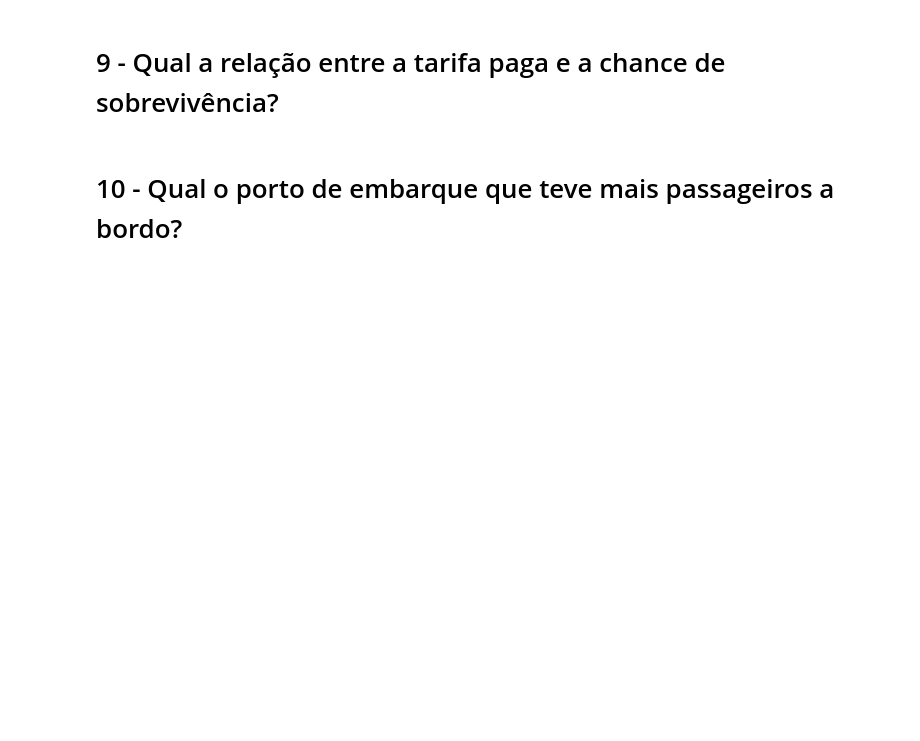
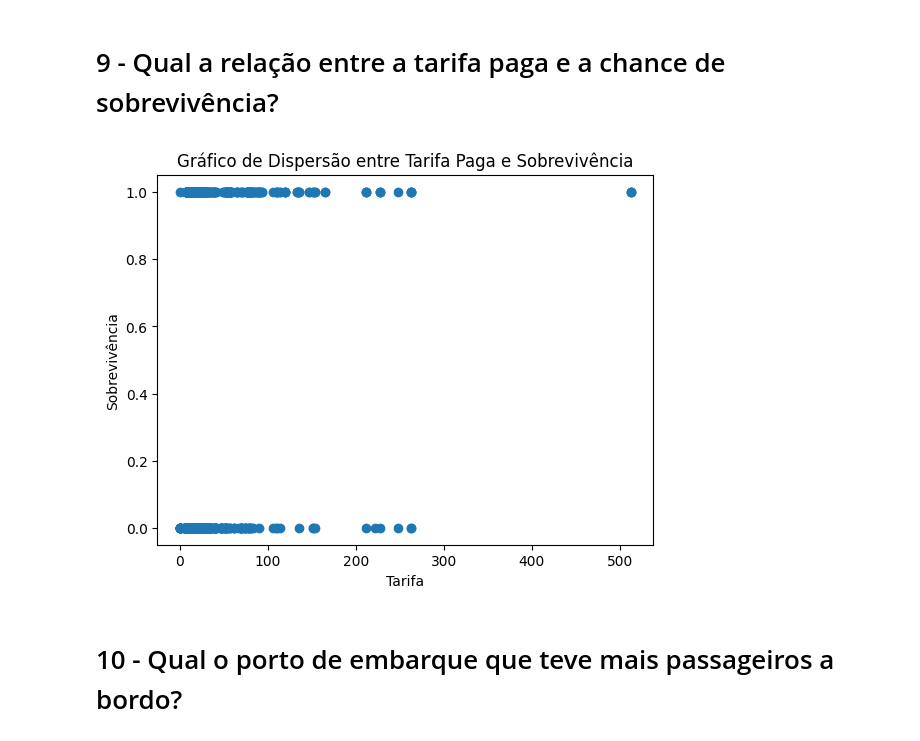
Before and after one commit to leaop/Graduation, a Jupyter notebook: 3 semestre/mineração de dados/exercicios_aula_6.ipynb, the cells around one changed output. Drawn from its saved outputs; the diff is of its cells as text; code cells hidden in the pictures; blank space fills up the shorter version.

```diff
--- a/3 semestre/mineração de dados/exercicios_aula_6.ipynb
+++ b/3 semestre/mineração de dados/exercicios_aula_6.ipynb
@@ -162,6 +172,16 @@ Média de irmãos/cônjuges a bordo para quem não sobreviveu:  0.55779816513761
 # 8 - Qual o número médio de pais/filhos a bordo para quem sobreviveu e para quem não sobreviveu?
 # %% [markdown]
 # 9 - Qual a relação entre a tarifa paga e a chance de sobrevivência?
+# %%
+#Aqui poderia se fazer a mesma correlação ou...
+import matplotlib.pyplot as plt
+plt.scatter(df['Tarifa'], df['Sobreviveu'])
+plt.xlabel('Tarifa')
+plt.ylabel('Sobrevivência')
+plt.title('Gráfico de Dispersão entre Tarifa Paga e Sobrevivência')
+plt.show()
+# %% [output]
+[figure, added]
 # %% [markdown]
 # 10 - Qual o porto de embarque que teve mais passageiros a bordo?
 # %% [markdown]
```
Also changed, not shown: parts of 3 cells of this notebook, 2 other files.
